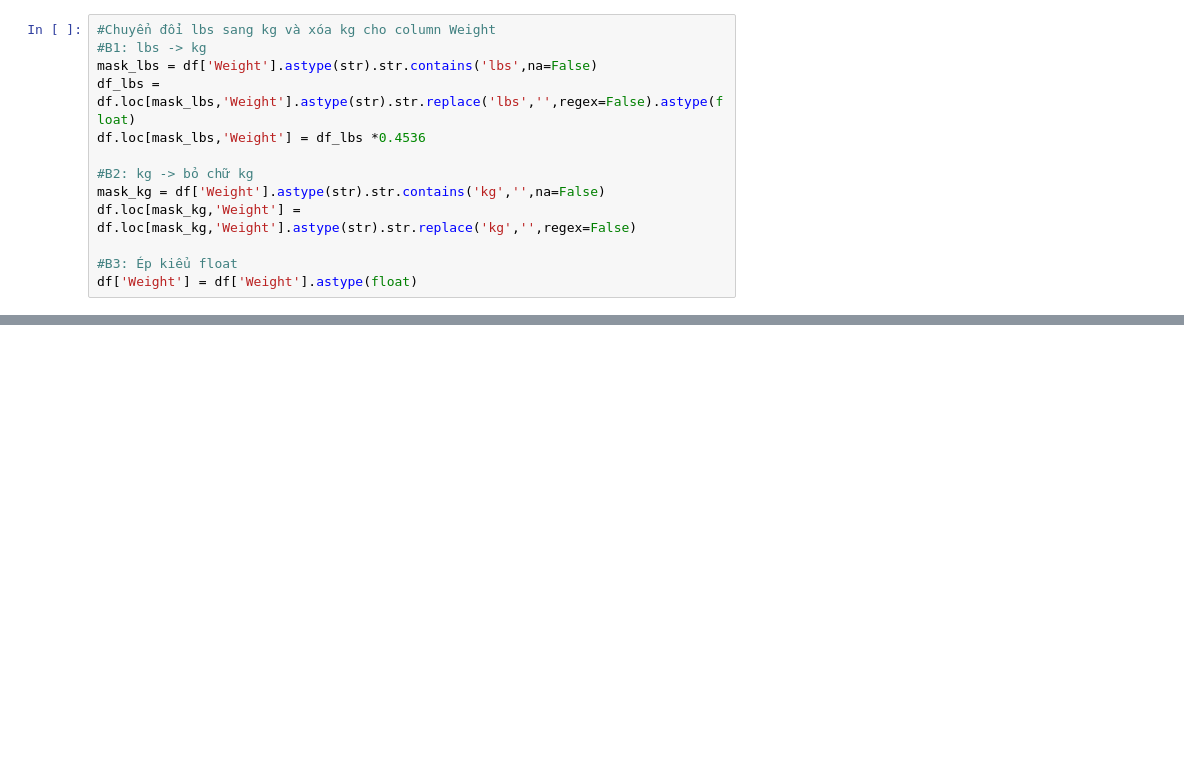
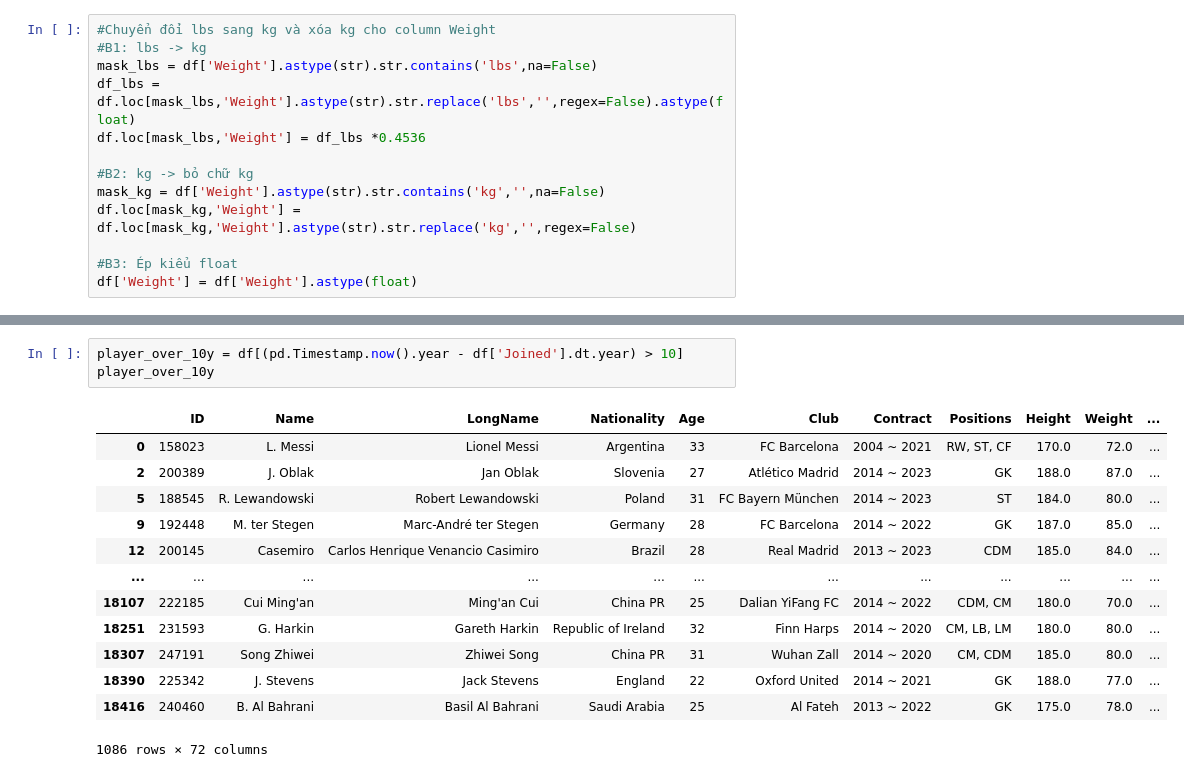
Before and after one commit to NhatNamPhan/Numpy-and-Pandas-Practice, a Jupyter notebook: day10.ipynb, the cells around one changed output, grey strips where cells are left out. Cells and saved outputs as stored; diff of their text form; blank space fills up the shorter version.

```diff
--- a/day10.ipynb
+++ b/day10.ipynb
@@ -147,0 +144,17 @@ df[mask_feet]
+# %%
+player_over_10y = df[(pd.Timestamp.now().year - df['Joined'].dt.year) > 10]
+player_over_10y
+# %% [output]
+|  | ID | Name | LongName | Nationality | Age | Club | Contract | Positions | Height | Weight | ... |
+| 0 | 158023 | L. Messi | Lionel Messi | Argentina | 33 | FC Barcelona | 2004 ~ 2021 | RW, ST, CF | 170.0 | 72.0 | ... |
+| 2 | 200389 | J. Oblak | Jan Oblak | Slovenia | 27 | Atlético Madrid | 2014 ~ 2023 | GK | 188.0 | 87.0 | ... |
+| 5 | 188545 | R. Lewandowski | Robert Lewandowski | Poland | 31 | FC Bayern München | 2014 ~ 2023 | ST | 184.0 | 80.0 | ... |
+| 9 | 192448 | M. ter Stegen | Marc-André ter Stegen | Germany | 28 | FC Barcelona | 2014 ~ 2022 | GK | 187.0 | 85.0 | ... |
+| 12 | 200145 | Casemiro | Carlos Henrique Venancio Casimiro | Brazil | 28 | Real Madrid | 2013 ~ 2023 | CDM | 185.0 | 84.0 | ... |
+| ... | ... | ... | ... | ... | ... | ... | ... | ... | ... | ... | ... |
+| 18107 | 222185 | Cui Ming'an | Ming'an Cui | China PR | 25 | Dalian YiFang FC | 2014 ~ 2022 | CDM, CM | 180.0 | 70.0 | ... |
+| 18251 | 231593 | G. Harkin | Gareth Harkin | Republic of Ireland | 32 | Finn Harps | 2014 ~ 2020 | CM, LB, LM | 180.0 | 80.0 | ... |
+| 18307 | 247191 | Song Zhiwei | Zhiwei Song | China PR | 31 | Wuhan Zall | 2014 ~ 2020 | CM, CDM | 185.0 | 80.0 | ... |
+| 18390 | 225342 | J. Stevens | Jack Stevens | England | 22 | Oxford United | 2014 ~ 2021 | GK | 188.0 | 77.0 | ... |
+| 18416 | 240460 | B. Al Bahrani | Basil Al Bahrani | Saudi Arabia | 25 | Al Fateh | 2013 ~ 2022 | GK | 175.0 | 78.0 | ... |
+1086 rows × 72 columns
```
Also changed, not shown: parts of 18 cells of this notebook.
